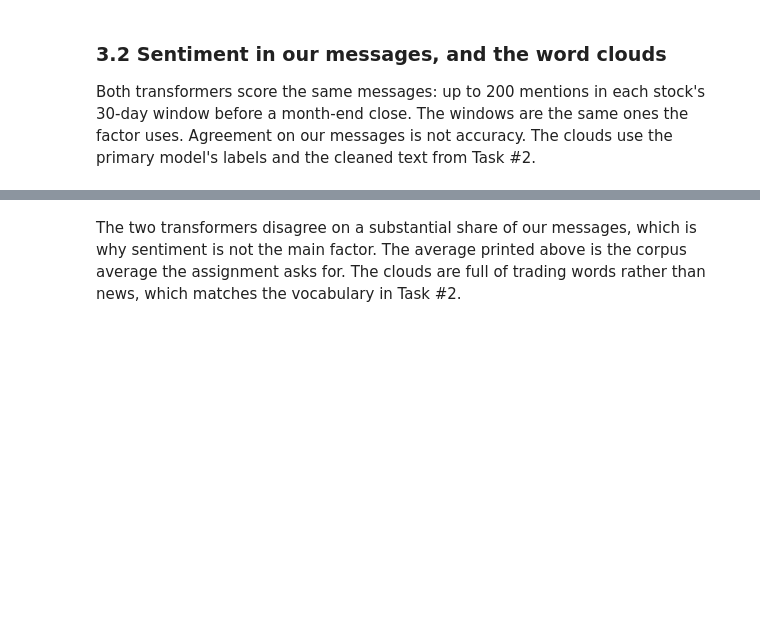
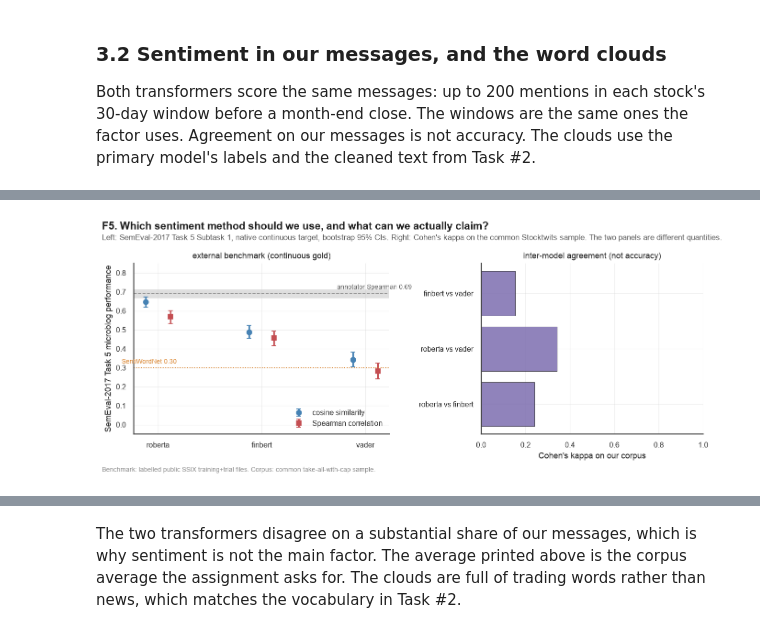
Before and after one commit to henricvsb/Finance-with-Big-Data-Lab-Sessions, a Jupyter notebook: #3/PCLAB#3 - Group 2 - Henricus Bracht Erdem Bayrakcioglu Leonard Fischbach.ipynb, the cells around one changed output, grey strips where cells are left out. Cells and saved outputs as stored; diff of their text form; code cells hidden in the pictures; blank space fills up the shorter version.

```diff
--- a/#3/PCLAB#3 - Group 2 - Henricus Bracht Erdem Bayrakcioglu Leonard Fischbach.ipynb
+++ b/#3/PCLAB#3 - Group 2 - Henricus Bracht Erdem Bayrakcioglu Leonard Fischbach.ipynb
@@ -2538,0 +1794,52 @@ negative   0.1457
+# %%
+fig, axes = plt.subplots(1, 2, figsize=(10.4, 4.3), gridspec_kw={"width_ratios": [1.15, 1]})
+
+ax = axes[0]
+if BENCHMARK_AVAILABLE and len(bench_metrics):
+    x = np.arange(len(bench_metrics))
+    ax.errorbar(x - 0.12, bench_metrics["cosine"],
+                yerr=np.vstack([bench_metrics["cosine"] - bench_metrics["cosine_lo"],
+                                bench_metrics["cosine_hi"] - bench_metrics["cosine"]]),
+                fmt="o", color=PALETTE["primary"], capsize=3, label="cosine similarity")
+    ax.errorbar(x + 0.12, bench_metrics["spearman"],
+                yerr=np.vstack([bench_metrics["spearman"] - bench_metrics["spearman_lo"],
+                                bench_metrics["spearman_hi"] - bench_metrics["spearman"]]),
+                fmt="s", color=PALETTE["accent"], capsize=3, label="Spearman correlation")
+    ax.axhline(SEMEVAL_SPEARMAN_CEILING, color=PALETTE["neutral"], linestyle="--", linewidth=1.0)
+    ax.axhspan(SEMEVAL_SPEARMAN_CEILING - 0.02, SEMEVAL_SPEARMAN_CEILING + 0.02,
+               color=PALETTE["shade"], alpha=0.8, zorder=0)
+    ax.text(len(x) - 0.55, SEMEVAL_SPEARMAN_CEILING + 0.025,
+            "annotator Spearman 0.69", fontsize=8, color="#555555", ha="right")
+    ax.axhline(SEMEVAL_SENTIWORDNET, color=PALETTE["highlight"], linestyle=":", linewidth=1.1)
+    ax.text(-0.35, SEMEVAL_SENTIWORDNET + 0.02, "SentiWordNet 0.30", fontsize=7.5,
+            color=PALETTE["highlight"])
+    ax.set_xticks(x)
+    ax.set_xticklabels(bench_metrics["model"])
+    ax.set_ylim(-0.05, 0.85)
+    ax.set_ylabel("SemEval-2017 Task 5 microblog performance")
+    ax.legend(loc="lower right")
+    ax.set_title("external benchmark (continuous gold)", fontsize=10)
+else:
+    ax.text(0.5, 0.5, "no quantitative ground-truth\nperformance evaluation",
+            ha="center", va="center", transform=ax.transAxes)
+    ax.set_axis_off()
+
+ax = axes[1]
+_kappas = agree.copy()
+_lab = _kappas["model_a"] + " vs " + _kappas["model_b"]
+ax.barh(_lab, _kappas["cohen_kappa"], color=PALETTE["focal"],
+        edgecolor="black", linewidth=0.4, alpha=0.88)
+ax.set_xlim(0, 1)
+ax.set_xlabel("Cohen's kappa on our corpus")
+ax.set_title("inter-model agreement (not accuracy)", fontsize=10)
+
+label_figure(
+    fig,
+    "F5. Which sentiment method should we use, and what can we actually claim?",
+    "Left: SemEval-2017 Task 5 Subtask 1, native continuous target, bootstrap 95% CIs. "
+    "Right: Cohen's kappa on the common Stocktwits sample. The two panels are different quantities.",
+    "Benchmark: labelled public SSIX training+trial files. Corpus: common take-all-with-cap sample.",
+)
+plt.show()
+# %% [output]
+[figure, added]
```
Also changed, not shown: parts of 50 cells of this notebook.
